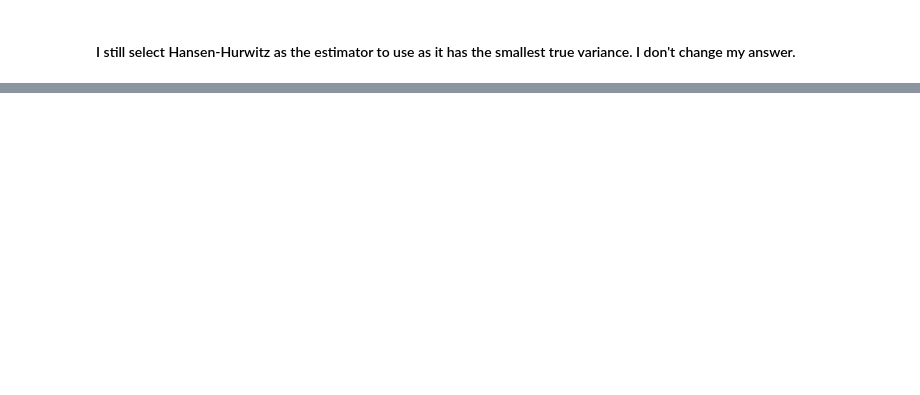
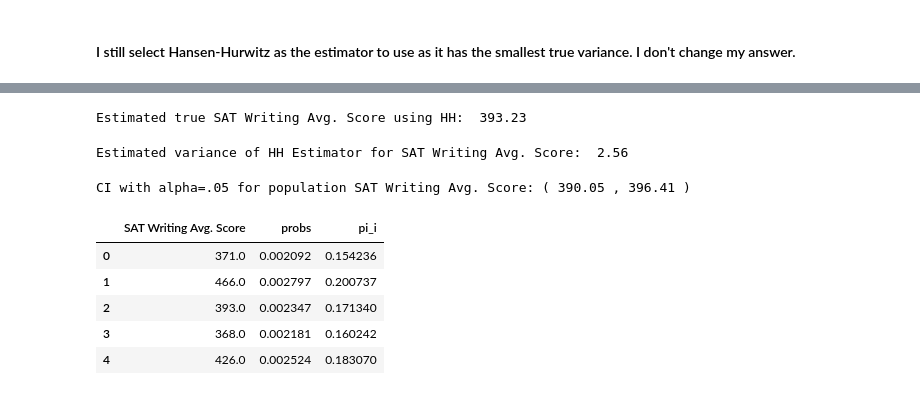
Before and after one commit to abachhu/stat440_project, a Jupyter notebook: stat440_report3.ipynb, the cells around one changed output, grey strips where cells are left out. Drawn from its saved outputs; the diff is of its cells as text; code cells hidden in the pictures; blank space fills up the shorter version.

```diff
--- a/stat440_report3.ipynb
+++ b/stat440_report3.ipynb
@@ -382,0 +494,38 @@ True variance of GUP Estimator for SAT Writing Avg. Score:  31.32
+# %%
+N = len(df)
+y_i = sampled_df["SAT Writing Avg. Score"].values
+p_i = sampled_df["probs"].values
+
+HH_tau_est = np.sum(y_i / p_i) / n
+HH_mu_est = HH_tau_est / N
+print("Estimated true SAT Writing Avg. Score using HH: ", round(HH_mu_est, 2))
+# %% [output]
+Estimated true SAT Writing Avg. Score using HH:  393.23
+# %%
+HH_tau_var_est = (1 / (n * (n-1))) * np.sum(((y_i / p_i) - HH_tau_est)**2)
+HH_mu_var_est = 1/(N**2) * HH_tau_var_est
+print("Estimated variance of HH Estimator for SAT Writing Avg. Score: ", round(HH_mu_var_est, 2))
+# %% [output]
+Estimated variance of HH Estimator for SAT Writing Avg. Score:  2.56
+# %%
+from scipy.stats import t
+
+alpha = .05
+
+t_crit = t.ppf(1-(alpha/2), n-1)
+StdErr = t_crit * np.sqrt(HH_mu_var_est)
+
+HH_CI = HH_mu_est - StdErr, HH_mu_est + StdErr
+print("CI with alpha=.05 for population SAT Writing Avg. Score: (", round(HH_CI[0], 2), ",", round(HH_CI[1], 2), ")")
+# %% [output]
+CI with alpha=.05 for population SAT Writing Avg. Score: ( 390.05 , 396.41 )
+# %%
+sampled_df["pi_i"] = 1 - (1 - sampled_df["probs"])**n
+sampled_df[["SAT Writing Avg. Score", "probs", "pi_i"]].head()
+# %% [output]
+|  | SAT Writing Avg. Score | probs | pi_i |
+| 0 | 371.0 | 0.002092 | 0.154236 |
+| 1 | 466.0 | 0.002797 | 0.200737 |
+| 2 | 393.0 | 0.002347 | 0.171340 |
+| 3 | 368.0 | 0.002181 | 0.160242 |
+| 4 | 426.0 | 0.002524 | 0.183070 |
```
Also changed, not shown: parts of 27 cells of this notebook.
